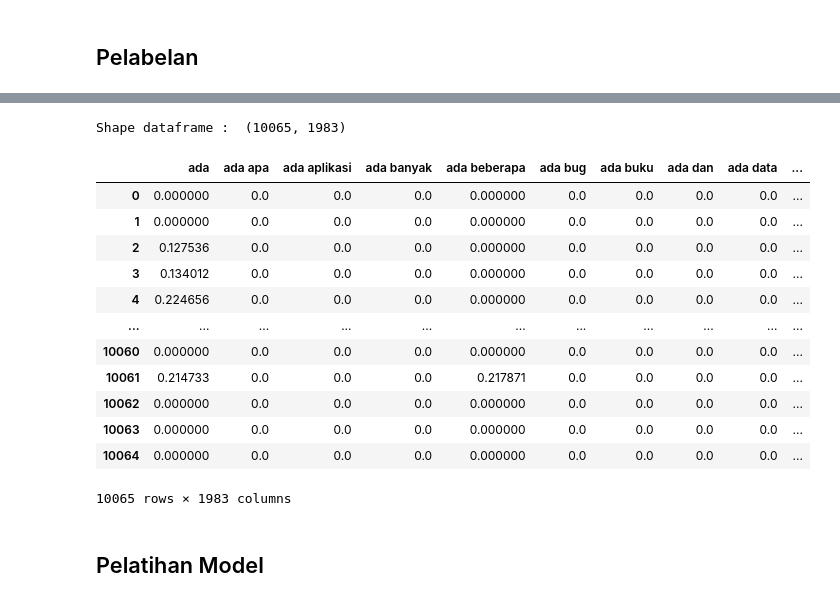
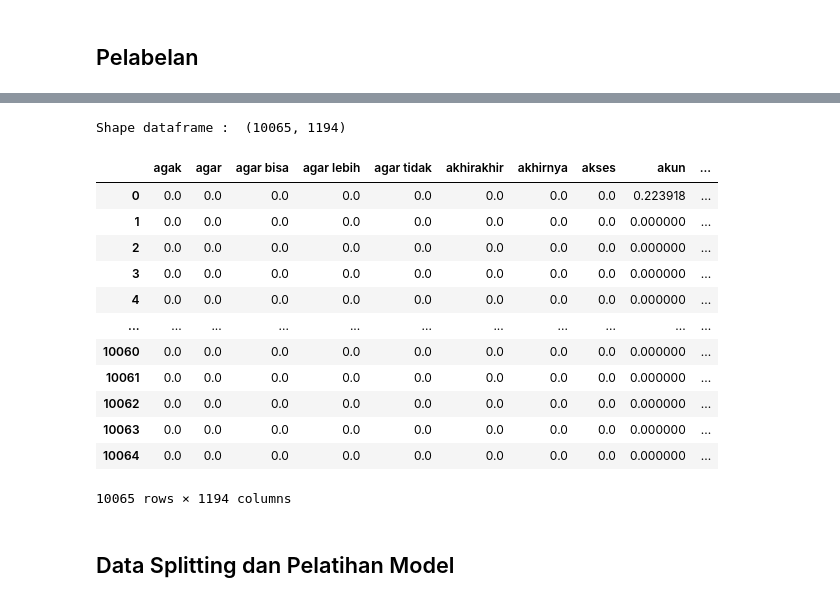
Before and after one commit to Dhlih/Submission-Dicoding-Analisis-Sentimen, a Jupyter notebook: Pelatihan_Model.ipynb, the cells around one changed output, grey strips where cells are left out. Saved outputs shown, nothing was run; the diff lists cells and outputs as text; code cells hidden in the pictures.

```diff
--- a/Pelatihan_Model.ipynb
+++ b/Pelatihan_Model.ipynb
@@ -156,16 +173,16 @@ def fix_slangwords(text):
     fixed_text = ' '.join(fixed_words)
     return fixed_text
 
-# with open('stop_words.txt', 'r') as f:
-#     stop_words = set(f.read().splitlines())
+with open('stop_words.txt', 'r') as f:
+    stop_words = set(f.read().splitlines())
 
-# def filteringText(text): # Menghapus stopwords dalam teks
-#     filtered = []
-#     for txt in text:
-#         if txt not in stop_words:
-#             filtered.append(txt)
-#     text = filtered
-#     return text
+def filteringText(text): # Menghapus stopwords dalam teks
+    filtered = []
+    for txt in text:
+        if txt not in stop_words:
+            filtered.append(txt)
+    text = filtered
+    return text
 # %%
 # Membersihkan teks dan menyimpannya di kolom 'text_clean'
 clean_df['text_clean'] = clean_df['content'].apply(cleaningText)
@@ -179,8 +196,11 @@ clean_df['text_slangwords'] = clean_df['text_casefoldingText'].apply(fix_slangwo
 # Memecah teks menjadi token (kata-kata) dan menyimpannya di 'text_tokenizingText'
 clean_df['text_tokenizingText'] = clean_df['text_slangwords'].apply(tokenizingText)
 
+# Menghapus kata-kata stop (kata-kata umum) dan menyimpannya di 'text_stopword'
+clean_df['text_stopword'] = clean_df['text_tokenizingText'].apply(filteringText)
+
 # Menggabungkan token-token menjadi kalimat dan menyimpannya di 'text_akhir'
-clean_df['text_akhir'] = clean_df['text_tokenizingText'].apply(toSentence)
+clean_df['text_akhir'] = clean_df['text_stopword'].apply(toSentence)
 # %%
 clean_df.head()
 # %% [output]
@@ -269,7 +289,7 @@ def sentiment_analysis_lexicon_indonesia(text):
     return score, polarity
     # Mengembalikan skor sentimen dan polaritas teks
 # %%
-results = clean_df['text_tokenizingText'].apply(sentiment_analysis_lexicon_indonesia)
+results = clean_df['text_stopword'].apply(sentiment_analysis_lexicon_indonesia)
 results = list(zip(*results))
 
 clean_df['polarity_score'] = results[0]
@@ -345,36 +361,26 @@ from sklearn.model_selection import train_test_split
 # %%
 # Pisahkan data menjadi fitur (tweet) dan label (sentimen)
 X = clean_df['text_akhir']
 y = clean_df['polarity_encoded']
 
 # Ekstraksi fitur dengan TF-IDF
 # max_df = abaikan kata yang muncul lebih dari 80% total ulasan, min_df =  abaikan kata yang muncul kurang dari 17x
-tfidf = TfidfVectorizer(max_features=2000, min_df=17, max_df=0.8, ngram_range=(1,2))
+tfidf = TfidfVectorizer(max_features=1500, min_df=17, max_df=0.8, ngram_range=(1,2))
 X_tfidf = tfidf.fit_transform(X)
-
-# Konversi hasil ekstraksi fitur menjadi dataframe
-features_df = pd.DataFrame(X_tfidf.toarray(), columns=tfidf.get_feature_names_out())
-
-# Bagi data menjadi data latih dan data uji
-X_train, X_test, y_train, y_test = train_test_split(X_tfidf, y, test_size=0.2, random_state=42, stratify=y)
-
-# Menampilkan hasil ekstraksi fitur
-print("Shape dataframe : ", features_df.shape)
-features_df
 # %% [output]
-Shape dataframe :  (10065, 1983)
+Shape dataframe :  (10065, 1194)
-|  | ada | ada apa | ada aplikasi | ada banyak | ada beberapa | ada bug | ada buku | ada dan | ada data | ... |
-| 0 | 0.000000 | 0.0 | 0.0 | 0.0 | 0.000000 | 0.0 | 0.0 | 0.0 | 0.0 | ... |
-| 1 | 0.000000 | 0.0 | 0.0 | 0.0 | 0.000000 | 0.0 | 0.0 | 0.0 | 0.0 | ... |
-| 2 | 0.127536 | 0.0 | 0.0 | 0.0 | 0.000000 | 0.0 | 0.0 | 0.0 | 0.0 | ... |
-| 3 | 0.134012 | 0.0 | 0.0 | 0.0 | 0.000000 | 0.0 | 0.0 | 0.0 | 0.0 | ... |
-| 4 | 0.224656 | 0.0 | 0.0 | 0.0 | 0.000000 | 0.0 | 0.0 | 0.0 | 0.0 | ... |
+|  | agak | agar | agar bisa | agar lebih | agar tidak | akhirakhir | akhirnya | akses | akun | ... |
+| 0 | 0.0 | 0.0 | 0.0 | 0.0 | 0.0 | 0.0 | 0.0 | 0.0 | 0.223918 | ... |
+| 1 | 0.0 | 0.0 | 0.0 | 0.0 | 0.0 | 0.0 | 0.0 | 0.0 | 0.000000 | ... |
+| 2 | 0.0 | 0.0 | 0.0 | 0.0 | 0.0 | 0.0 | 0.0 | 0.0 | 0.000000 | ... |
+| 3 | 0.0 | 0.0 | 0.0 | 0.0 | 0.0 | 0.0 | 0.0 | 0.0 | 0.000000 | ... |
+| 4 | 0.0 | 0.0 | 0.0 | 0.0 | 0.0 | 0.0 | 0.0 | 0.0 | 0.000000 | ... |
 | ... | ... | ... | ... | ... | ... | ... | ... | ... | ... | ... |
-| 10060 | 0.000000 | 0.0 | 0.0 | 0.0 | 0.000000 | 0.0 | 0.0 | 0.0 | 0.0 | ... |
-| 10061 | 0.214733 | 0.0 | 0.0 | 0.0 | 0.217871 | 0.0 | 0.0 | 0.0 | 0.0 | ... |
-| 10062 | 0.000000 | 0.0 | 0.0 | 0.0 | 0.000000 | 0.0 | 0.0 | 0.0 | 0.0 | ... |
-| 10063 | 0.000000 | 0.0 | 0.0 | 0.0 | 0.000000 | 0.0 | 0.0 | 0.0 | 0.0 | ... |
-| 10064 | 0.000000 | 0.0 | 0.0 | 0.0 | 0.000000 | 0.0 | 0.0 | 0.0 | 0.0 | ... |
+| 10060 | 0.0 | 0.0 | 0.0 | 0.0 | 0.0 | 0.0 | 0.0 | 0.0 | 0.000000 | ... |
+| 10061 | 0.0 | 0.0 | 0.0 | 0.0 | 0.0 | 0.0 | 0.0 | 0.0 | 0.000000 | ... |
+| 10062 | 0.0 | 0.0 | 0.0 | 0.0 | 0.0 | 0.0 | 0.0 | 0.0 | 0.000000 | ... |
+| 10063 | 0.0 | 0.0 | 0.0 | 0.0 | 0.0 | 0.0 | 0.0 | 0.0 | 0.000000 | ... |
+| 10064 | 0.0 | 0.0 | 0.0 | 0.0 | 0.0 | 0.0 | 0.0 | 0.0 | 0.000000 | ... |
-10065 rows × 1983 columns
+10065 rows × 1194 columns
 # %% [markdown]
-## Pelatihan Model
+## Data Splitting dan Pelatihan Model
```
Also changed, not shown: parts of 27 cells of this notebook.
